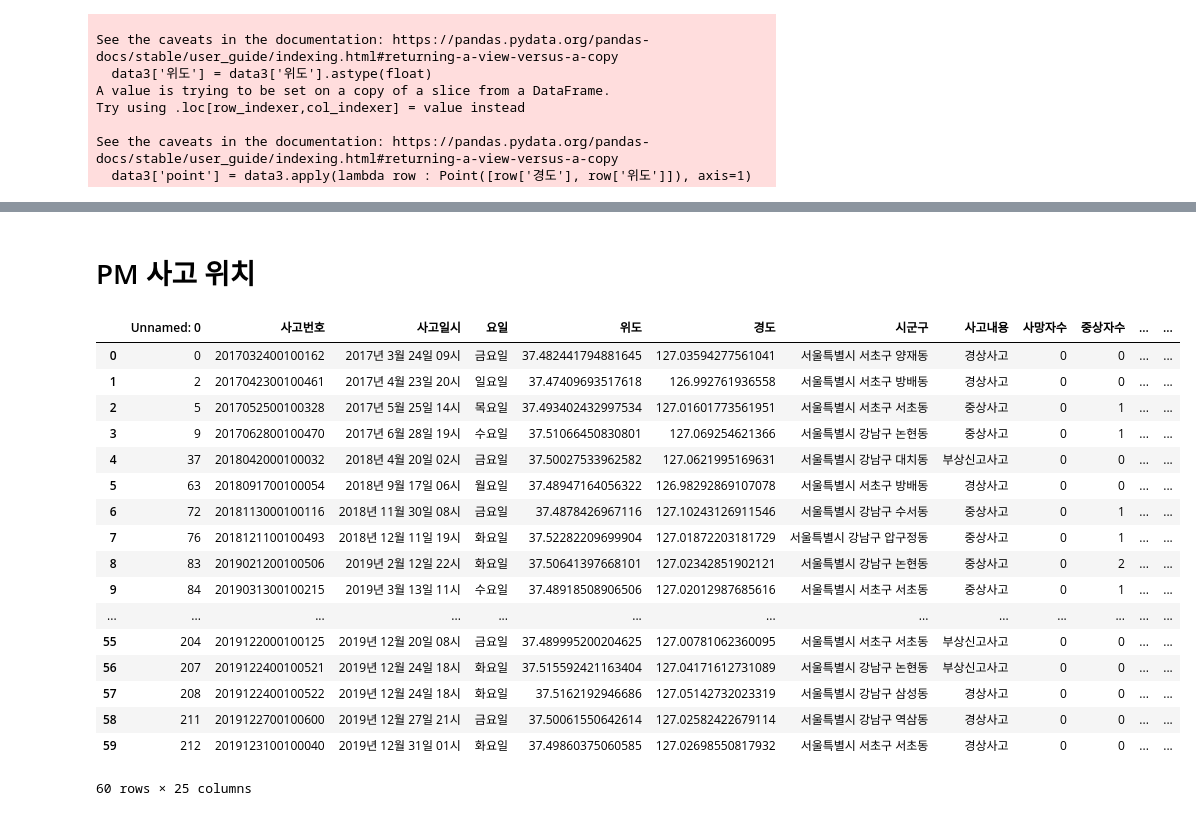
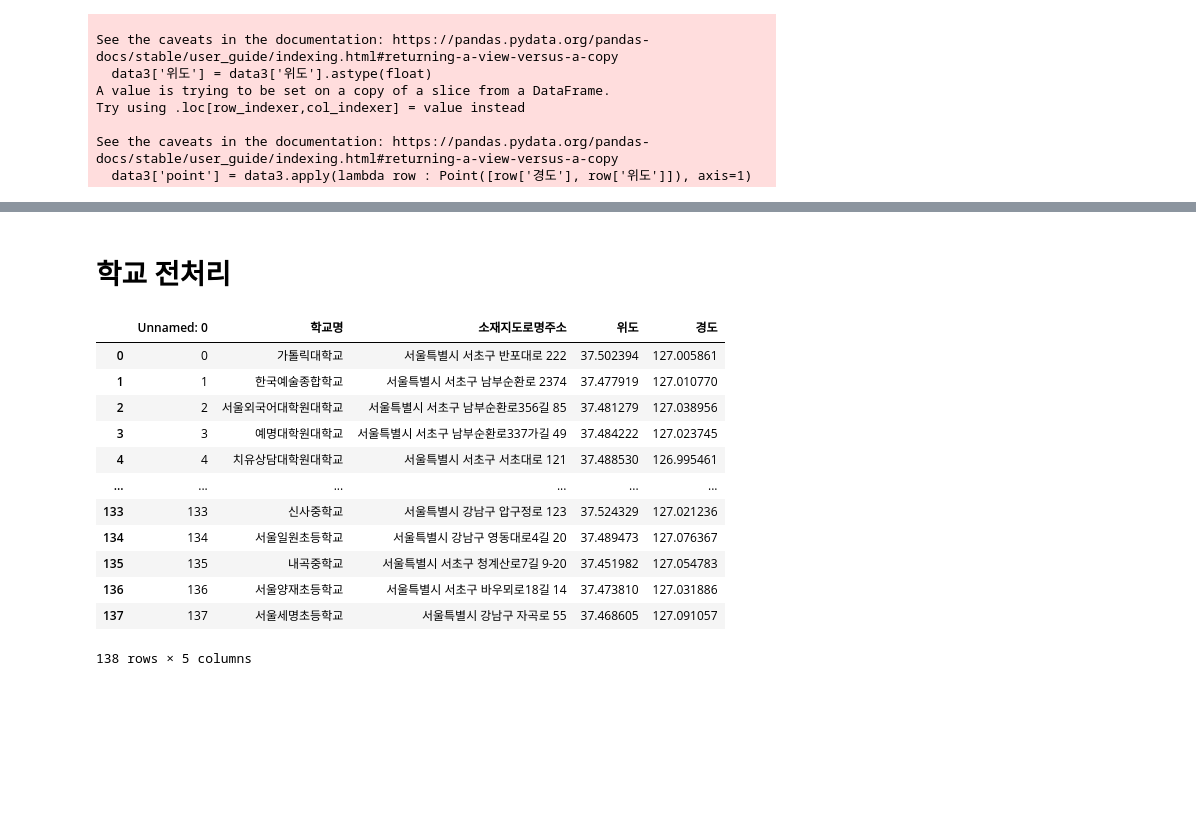
Before and after one commit to so02e/stop_kickrani_GIS, a Jupyter notebook: var_grid.ipynb, the cells around one changed output, grey strips where cells are left out. Drawn from its saved outputs; the diff is of its cells as text; code cells hidden in the pictures; blank space fills up the shorter version.

```diff
--- a/var_grid.ipynb
+++ b/var_grid.ipynb
@@ -1671,25 +1617,20 @@ data4.to_csv("output/서초강남PM교통사고전처리완료.csv")
-# %% [markdown]
-# PM 사고 위치
+# %% [markdown]
+# 학교 전처리
 # %%
-data3 = pd.read_csv("output/서초강남PM사고위치.csv")
+data3 = pd.read_csv("output/서초구강남구초중고대학교.csv")
 data3
 # %% [output]
-|  | Unnamed: 0 | 사고번호 | 사고일시 | 요일 | 위도 | 경도 | 시군구 | 사고내용 | 사망자수 | 중상자수 | ... | ... |
-| 0 | 0 | 2017032400100162 | 2017년 3월 24일 09시 | 금요일 | 37.482441794881645 | 127.03594277561041 | 서울특별시 서초구 양재동 | 경상사고 | 0 | 0 | ... | ... |
-| 1 | 2 | 2017042300100461 | 2017년 4월 23일 20시 | 일요일 | 37.47409693517618 | 126.992761936558 | 서울특별시 서초구 방배동 | 경상사고 | 0 | 0 | ... | ... |
-| 2 | 5 | 2017052500100328 | 2017년 5월 25일 14시 | 목요일 | 37.493402432997534 | 127.01601773561951 | 서울특별시 서초구 서초동 | 중상사고 | 0 | 1 | ... | ... |
-| 3 | 9 | 2017062800100470 | 2017년 6월 28일 19시 | 수요일 | 37.51066450830801 | 127.069254621366 | 서울특별시 강남구 논현동 | 중상사고 | 0 | 1 | ... | ... |
-| 4 | 37 | 2018042000100032 | 2018년 4월 20일 02시 | 금요일 | 37.50027533962582 | 127.0621995169631 | 서울특별시 강남구 대치동 | 부상신고사고 | 0 | 0 | ... | ... |
-| 5 | 63 | 2018091700100054 | 2018년 9월 17일 06시 | 월요일 | 37.48947164056322 | 126.98292869107078 | 서울특별시 서초구 방배동 | 경상사고 | 0 | 0 | ... | ... |
-| 6 | 72 | 2018113000100116 | 2018년 11월 30일 08시 | 금요일 | 37.4878426967116 | 127.10243126911546 | 서울특별시 강남구 수서동 | 중상사고 | 0 | 1 | ... | ... |
-| 7 | 76 | 2018121100100493 | 2018년 12월 11일 19시 | 화요일 | 37.52282209699904 | 127.01872203181729 | 서울특별시 강남구 압구정동 | 중상사고 | 0 | 1 | ... | ... |
-| 8 | 83 | 2019021200100506 | 2019년 2월 12일 22시 | 화요일 | 37.50641397668101 | 127.02342851902121 | 서울특별시 강남구 논현동 | 중상사고 | 0 | 2 | ... | ... |
-| 9 | 84 | 2019031300100215 | 2019년 3월 13일 11시 | 수요일 | 37.48918508906506 | 127.02012987685616 | 서울특별시 서초구 서초동 | 중상사고 | 0 | 1 | ... | ... |
-| ... | ... | ... | ... | ... | ... | ... | ... | ... | ... | ... | ... | ... |
-| 55 | 204 | 2019122000100125 | 2019년 12월 20일 08시 | 금요일 | 37.489995200204625 | 127.00781062360095 | 서울특별시 서초구 서초동 | 부상신고사고 | 0 | 0 | ... | ... |
-| 56 | 207 | 2019122400100521 | 2019년 12월 24일 18시 | 화요일 | 37.515592421163404 | 127.04171612731089 | 서울특별시 강남구 논현동 | 부상신고사고 | 0 | 0 | ... | ... |
-| 57 | 208 | 2019122400100522 | 2019년 12월 24일 18시 | 화요일 | 37.5162192946686 | 127.05142732023319 | 서울특별시 강남구 삼성동 | 경상사고 | 0 | 0 | ... | ... |
-| 58 | 211 | 2019122700100600 | 2019년 12월 27일 21시 | 금요일 | 37.50061550642614 | 127.02582422679114 | 서울특별시 강남구 역삼동 | 경상사고 | 0 | 0 | ... | ... |
-| 59 | 212 | 2019123100100040 | 2019년 12월 31일 01시 | 화요일 | 37.49860375060585 | 127.02698550817932 | 서울특별시 서초구 서초동 | 경상사고 | 0 | 0 | ... | ... |
+|  | Unnamed: 0 | 학교명 | 소재지도로명주소 | 위도 | 경도 |
+| 0 | 0 | 가톨릭대학교 | 서울특별시 서초구 반포대로 222 | 37.502394 | 127.005861 |
+| 1 | 1 | 한국예술종합학교 | 서울특별시 서초구 남부순환로 2374 | 37.477919 | 127.010770 |
+| 2 | 2 | 서울외국어대학원대학교 | 서울특별시 서초구 남부순환로356길 85 | 37.481279 | 127.038956 |
+| 3 | 3 | 예명대학원대학교 | 서울특별시 서초구 남부순환로337가길 49 | 37.484222 | 127.023745 |
+| 4 | 4 | 치유상담대학원대학교 | 서울특별시 서초구 서초대로 121 | 37.488530 | 126.995461 |
+| ... | ... | ... | ... | ... | ... |
+| 133 | 133 | 신사중학교 | 서울특별시 강남구 압구정로 123 | 37.524329 | 127.021236 |
+| 134 | 134 | 서울일원초등학교 | 서울특별시 강남구 영동대로4길 20 | 37.489473 | 127.076367 |
+| 135 | 135 | 내곡중학교 | 서울특별시 서초구 청계산로7길 9-20 | 37.451982 | 127.054783 |
+| 136 | 136 | 서울양재초등학교 | 서울특별시 서초구 바우뫼로18길 14 | 37.473810 | 127.031886 |
+| 137 | 137 | 서울세명초등학교 | 서울특별시 강남구 자곡로 55 | 37.468605 | 127.091057 |
-60 rows × 25 columns
+138 rows × 5 columns
 # %%
```
Also changed, not shown: parts of 46 cells of this notebook, 41 other files.
